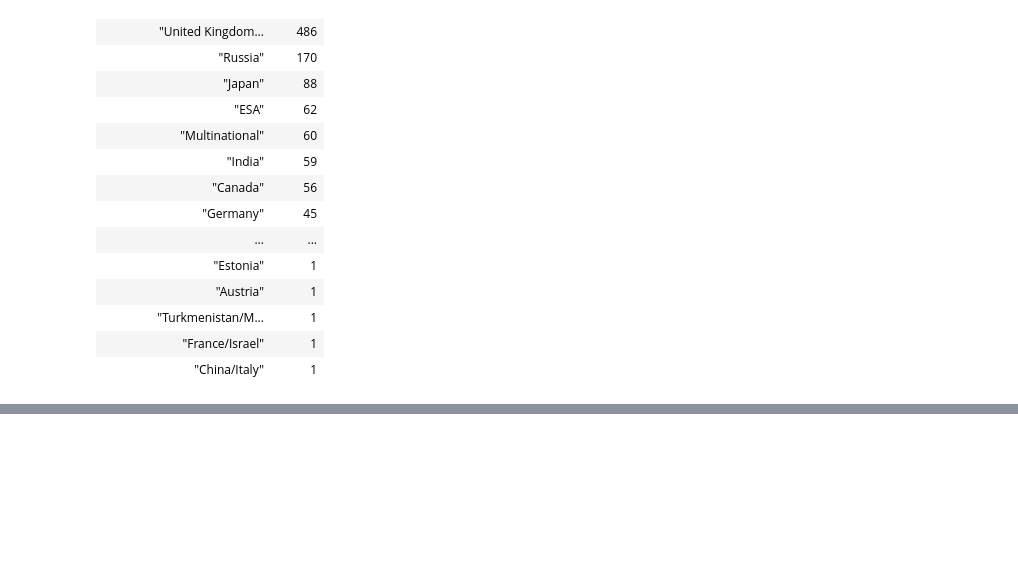
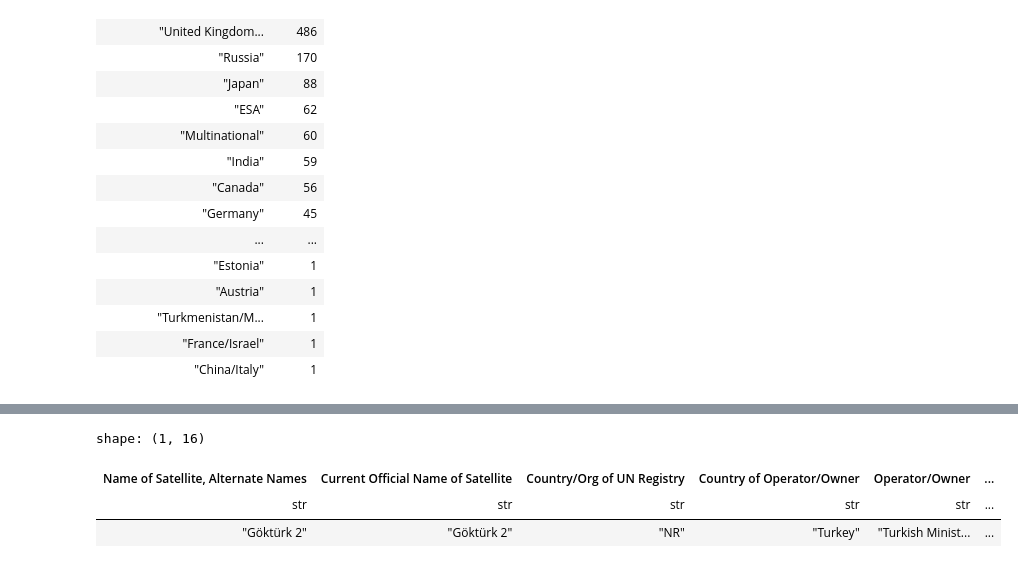
Before and after one commit to hakancangunerli/satellite_data, a Jupyter notebook: Untitled-1.ipynb, the cells around one changed output, grey strips where cells are left out. Cells and saved outputs as stored; diff of their text form; code cells hidden in the pictures; blank space fills up the shorter version.

```diff
--- a/Untitled-1.ipynb
+++ b/Untitled-1.ipynb
@@ -73,0 +166,29 @@ shape: (109, 2)
+# %%
+df_why_turkey = df.select(['Name of Satellite, Alternate Names',
+ 'Current Official Name of Satellite',
+ 'Country/Org of UN Registry',
+ 'Country of Operator/Owner',
+ 'Operator/Owner',
+ 'Users',
+ 'Purpose',
+ 'Detailed Purpose',
+ 'Class of Orbit',
+ 'Type of Orbit',
+'Date of Launch',
+ 'Expected Lifetime (yrs.)',
+ 'Contractor',
+ 'Country of Contractor',
+ 'Launch Site',
+ 'Launch Vehicle',
+])
+
+
+df_why_turkey = df_why_turkey.filter(pl.col('Country of Operator/Owner') == 'Turkey')
+# %%
+# get the line where the launch site is Jiuquan, China
+df_why_turkey.filter(pl.col('Launch Site') == 'Jiuquan Satellite Launch Center')
+# %% [output]
+shape: (1, 16)
+| Name of Satellite, Alternate Names | Current Official Name of Satellite | Country/Org of UN Registry | Country of Operator/Owner | Operator/Owner | ... |
+| str | str | str | str | str | ... |
+| "Göktürk 2" | "Göktürk 2" | "NR" | "Turkey" | "Turkish Minist... | ... |
```
Also changed, not shown: parts of 8 cells of this notebook.
